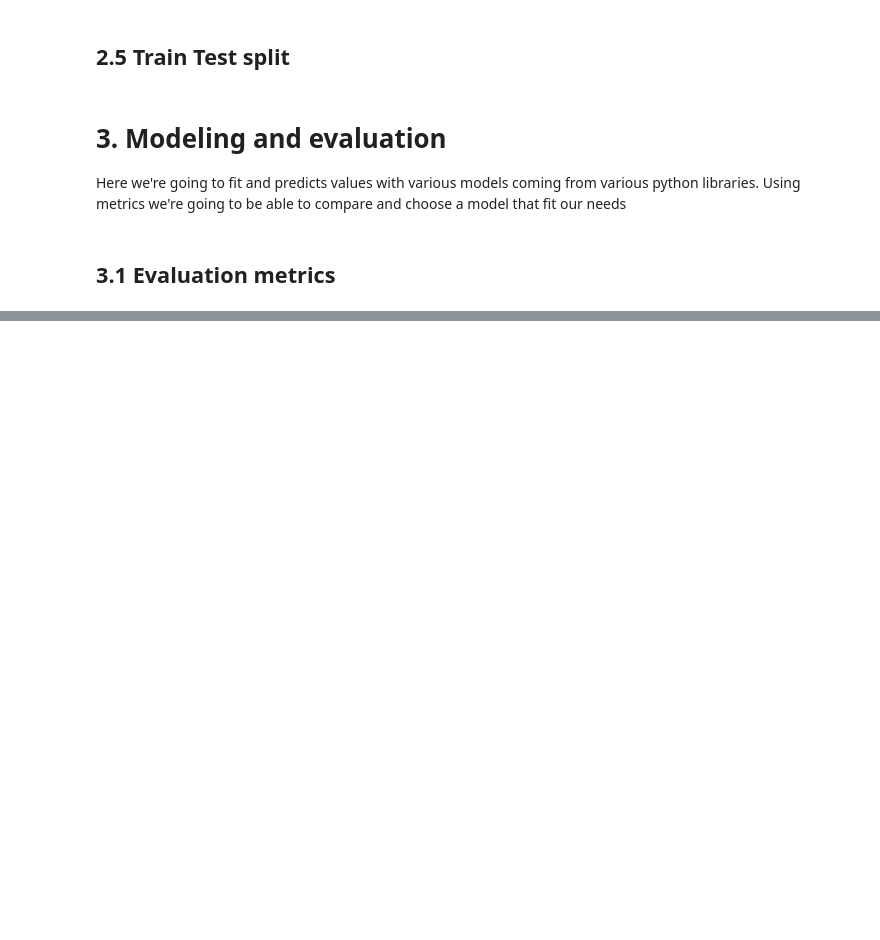
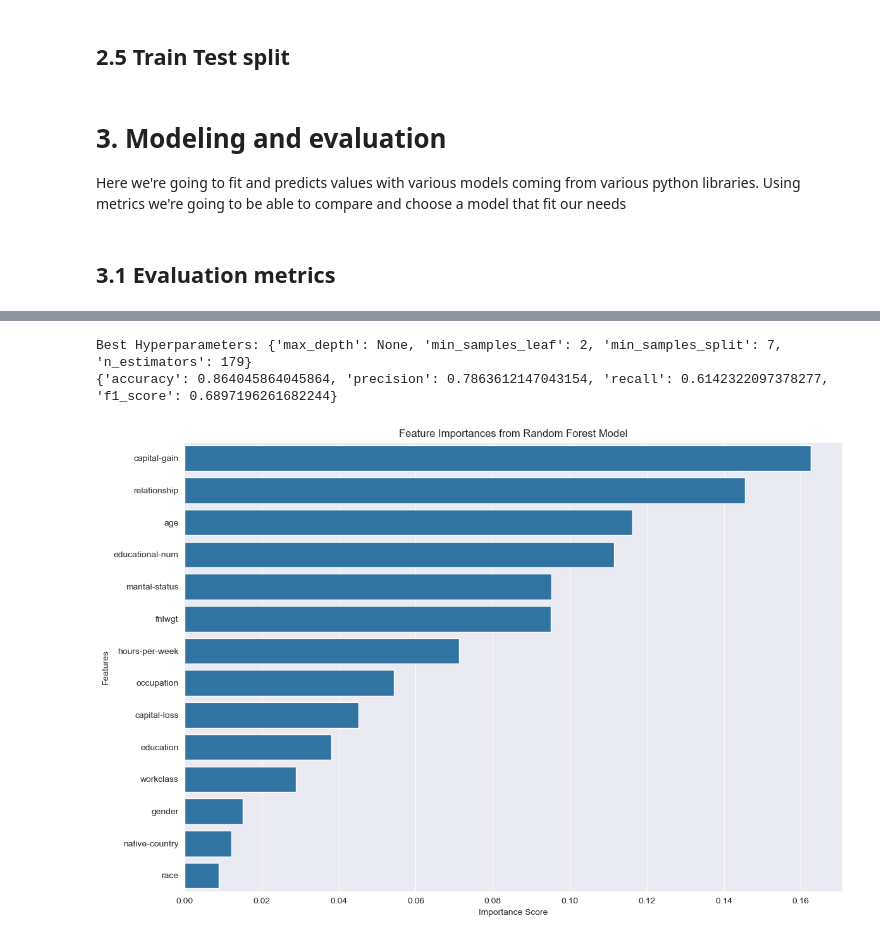
Before and after one commit to ethansmadjaa/Machine-learning-course, a Jupyter notebook: Lab5/9.4.8_adult_incoming_exercise.ipynb, the cells around one changed output, grey strips where cells are left out. Cells and saved outputs as stored; diff of their text form; code cells hidden in the pictures; blank space fills up the shorter version.

```diff
--- a/Lab5/9.4.8_adult_incoming_exercise.ipynb
+++ b/Lab5/9.4.8_adult_incoming_exercise.ipynb
@@ -68,0 +336,73 @@ Here we're going to fit and predicts values with various models coming from vari
+# %%
+random_forest = RandomForestClassifier(random_state=42)
+
+random_forest_hyperparameters = {
+    'n_estimators': randint(50, 300),
+    'max_depth': [3, 5, 10, None],
+    'min_samples_split': randint(2, 11),
+    'min_samples_leaf': randint(1, 5),
+}
+
+# Set up the Randomized Search with cross-validation
+random_search_rf = RandomizedSearchCV(
+    estimator=random_forest,
+    param_distributions=random_forest_hyperparameters,
+    n_iter=50,
+    cv=5,
+    scoring='f1_weighted',
+    n_jobs=5,
+    random_state=42
+)
+
+# Fit the Randomized Search model
+random_search_rf.fit(X_train, y_train)
+
+# Retrieve the best hyperparameters
+best_params_rf = random_search_rf.best_params_
+
+print("Best Hyperparameters:", best_params_rf)
+
+# Train the best Random Forest model with the optimal hyperparameters
+random_forest_best_model = RandomForestClassifier(**best_params_rf, random_state=42)
+random_forest_best_model.fit(X_train, y_train)
+
+# Make predictions on the testing set
+y_pred_rf = random_forest_best_model.predict(X_test)
+
+# Calculate evaluation metrics for the best Random Forest model
+evaluation_metrics['Random Forest']['accuracy'] = accuracy_score(y_test, y_pred_rf)
+evaluation_metrics['Random Forest']['precision'] = precision_score(y_test, y_pred_rf)
+evaluation_metrics['Random Forest']['recall'] = recall_score(y_test, y_pred_rf)
+evaluation_metrics['Random Forest']['f1_score'] = f1_score(y_test, y_pred_rf)
+
+# Display the evaluation metrics
+print(evaluation_metrics['Random Forest'])
+# %% [output]
+Best Hyperparameters: {'max_depth': None, 'min_samples_leaf': 2, 'min_samples_split': 7, 'n_estimators': 179}
+{'accuracy': 0.864045864045864, 'precision': 0.7863612147043154, 'recall': 0.6142322097378277, 'f1_score': 0.6897196261682244}
+# %%
+# Extract feature importances from the trained model
+feature_importances = random_forest_best_model.feature_importances_
+
+# Get the feature names
+feature_names = X_train.columns
+
+# Create a DataFrame for visualization
+importance_df = pd.DataFrame({
+    'Feature': feature_names,
+    'Importance': feature_importances
+})
+
+# Sort the DataFrame by importance
+importance_df = importance_df.sort_values(by='Importance', ascending=False)
+
+# Plot the feature importances
+plt.figure(figsize=(12, 8))
+sns.barplot(x='Importance', y='Feature', data=importance_df)
+plt.title('Feature Importances from Random Forest Model')
+plt.xlabel('Importance Score')
+plt.ylabel('Features')
+plt.tight_layout()
+plt.show()
+# %% [output]
+[figure, added]
```
Also changed, not shown: parts of 51 cells of this notebook.
